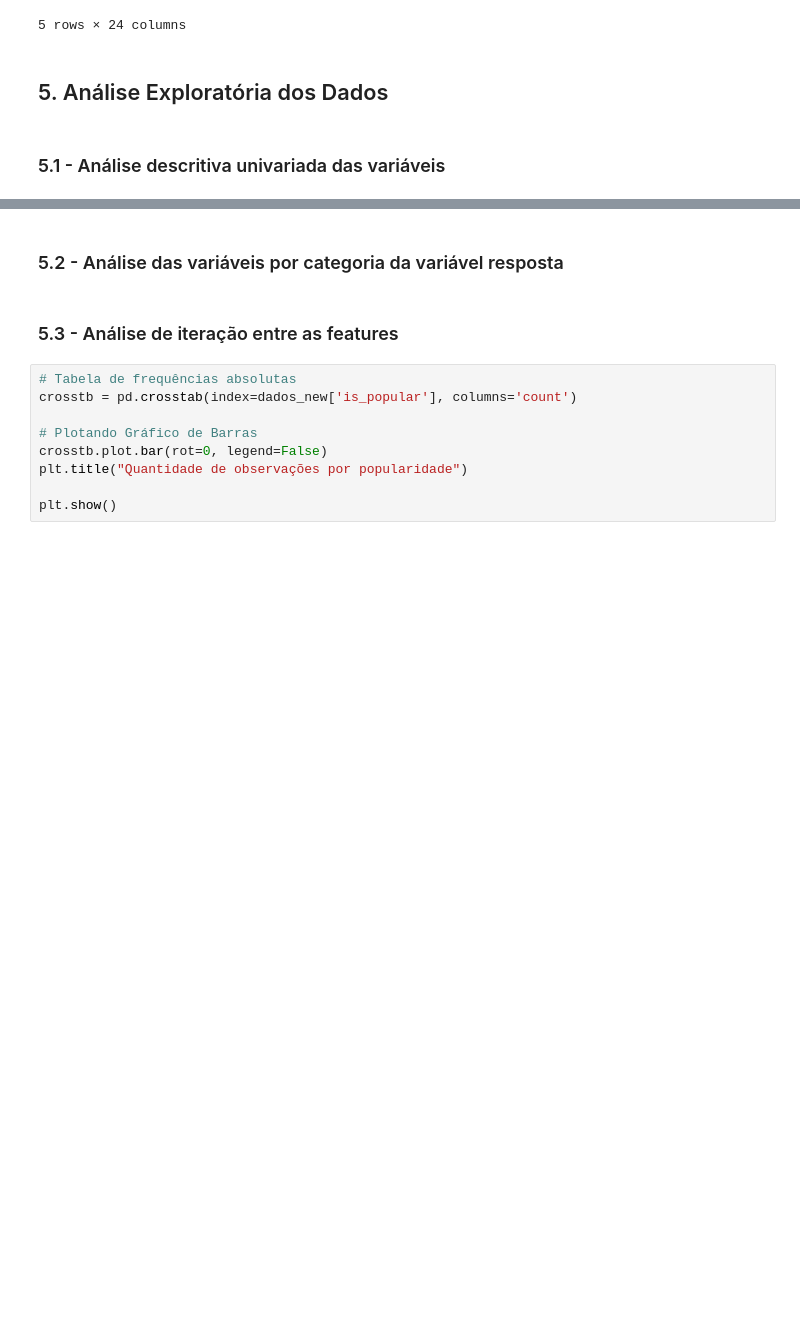
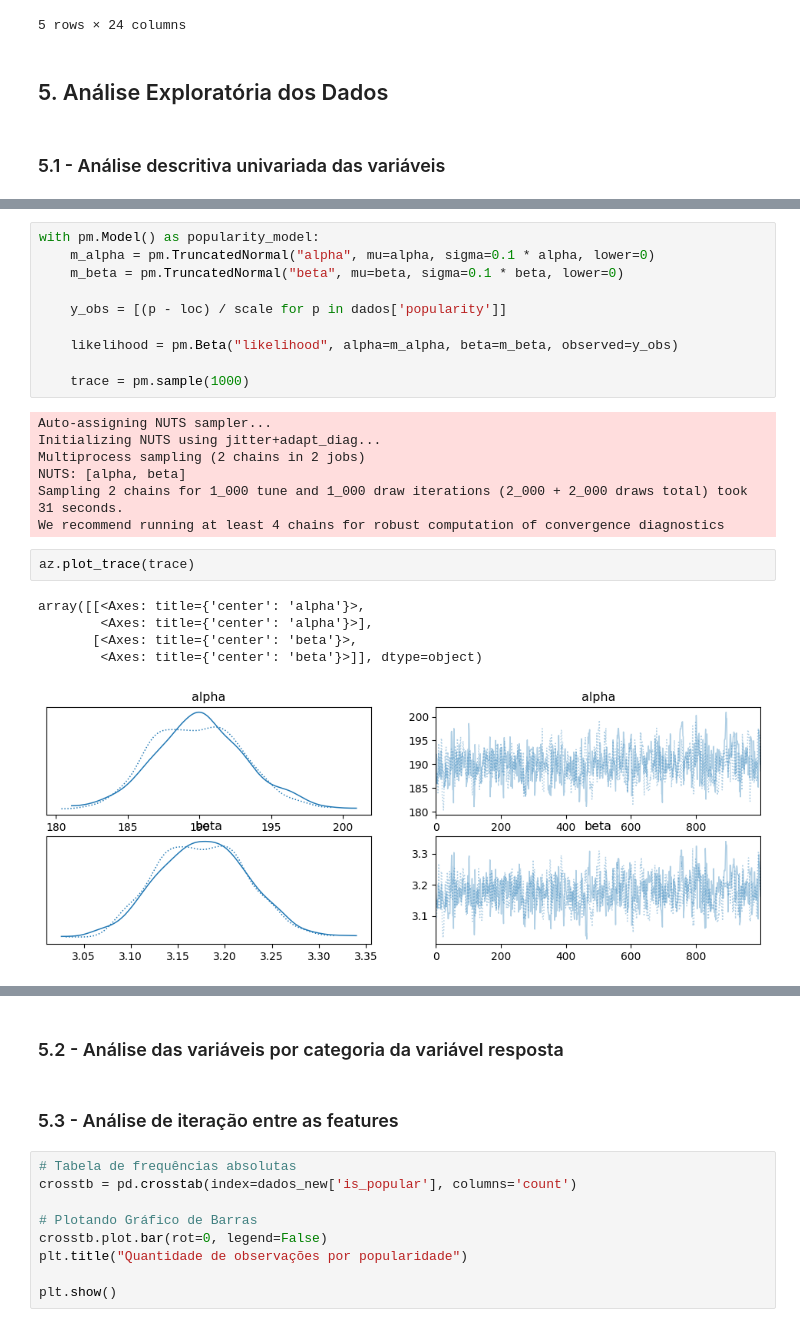
Before and after one commit to Cizika/tiktok-popularity-analysis, a Jupyter notebook: Analise_da_Popularidade_no_TikTok.ipynb, the cells around one changed output, grey strips where cells are left out. Cells and saved outputs as stored; diff of their text form; blank space fills up the shorter version.

```diff
--- a/Analise_da_Popularidade_no_TikTok.ipynb
+++ b/Analise_da_Popularidade_no_TikTok.ipynb
@@ -157,0 +192,25 @@ See the caveats in the documentation: https://pandas.pydata.org/pandas-docs/stab
+# %%
+with pm.Model() as popularity_model:
+    m_alpha = pm.TruncatedNormal("alpha", mu=alpha, sigma=0.1 * alpha, lower=0)
+    m_beta = pm.TruncatedNormal("beta", mu=beta, sigma=0.1 * beta, lower=0)
+
+    y_obs = [(p - loc) / scale for p in dados['popularity']]
+
+    likelihood = pm.Beta("likelihood", alpha=m_alpha, beta=m_beta, observed=y_obs)
+
+    trace = pm.sample(1000)
+# %% [output]
+Auto-assigning NUTS sampler...
+Initializing NUTS using jitter+adapt_diag...
+Multiprocess sampling (2 chains in 2 jobs)
+NUTS: [alpha, beta]
+Sampling 2 chains for 1_000 tune and 1_000 draw iterations (2_000 + 2_000 draws total) took 31 seconds.
+We recommend running at least 4 chains for robust computation of convergence diagnostics
+# %%
+az.plot_trace(trace)
+# %% [output]
+array([[<Axes: title={'center': 'alpha'}>,
+        <Axes: title={'center': 'alpha'}>],
+       [<Axes: title={'center': 'beta'}>,
+        <Axes: title={'center': 'beta'}>]], dtype=object)
+[figure, added]
```
Also changed, not shown: parts of 6 cells of this notebook.
